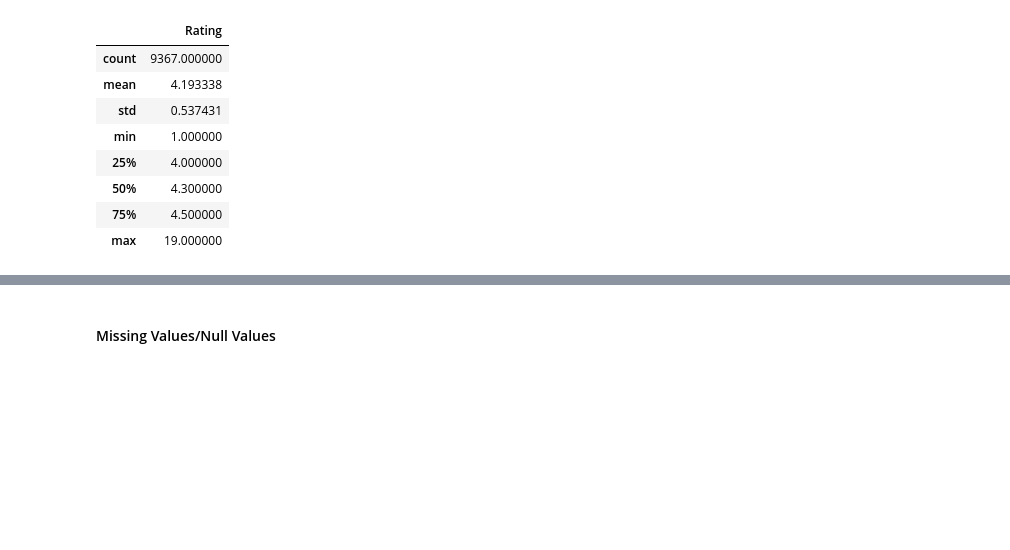
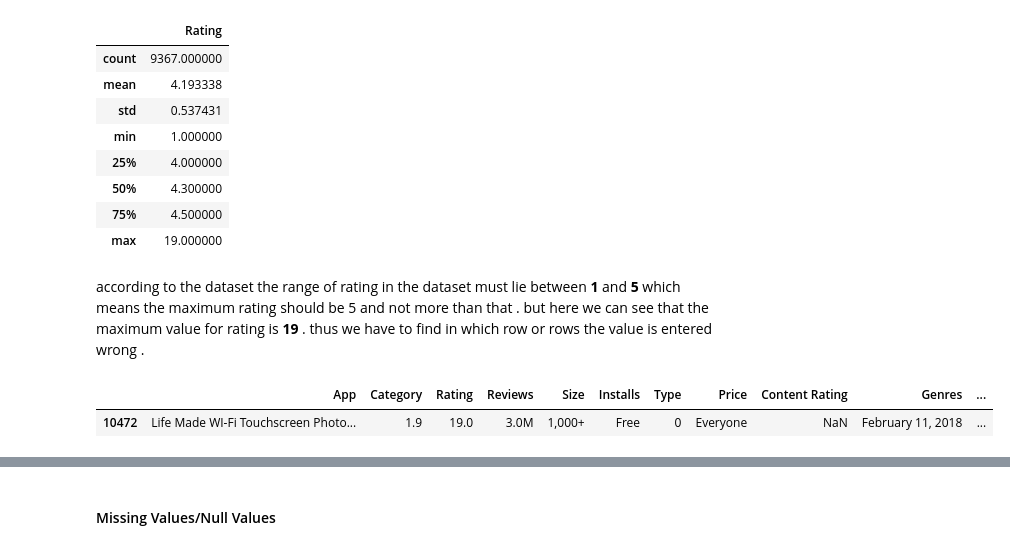
Before and after one commit to srikant-sah/EDA_PLAYSTORE_REVIEW, a Jupyter notebook: SRIKANT_PLAYSTORE_EDA_project.ipynb, the cells around one changed output, grey strips where cells are left out. Saved outputs shown, nothing was run; the diff lists cells and outputs as text; code cells hidden in the pictures; blank space fills up the shorter version.

```diff
--- a/SRIKANT_PLAYSTORE_EDA_project.ipynb
+++ b/SRIKANT_PLAYSTORE_EDA_project.ipynb
@@ -200,0 +203,3 @@ here we can see out of the 13 coloumns present in the dataset only the **rating*
+# %%
+play_df.drop_duplicates(inplace = True)
+play_df.shape
@@ -210,3 +219,10 @@ play_df.describe()
 | 50% | 4.300000 |
 | 75% | 4.500000 |
 | max | 19.000000 |
+# %% [markdown]
+according to the dataset the range of rating in the dataset must lie between **1** and   **5** which means the maximum rating should be 5 and not more than that . but here we can see that the maximum value for rating is **19** . thus we have to find in which row or rows the value is entered wrong .
+# %%
+play_df[play_df['Rating'] == 19]
+# %% [output]
+|  | App | Category | Rating | Reviews | Size | Installs | Type | Price | Content Rating | Genres | ... |
+| 10472 | Life Made WI-Fi Touchscreen Photo... | 1.9 | 19.0 | 3.0M | 1,000+ | Free | 0 | Everyone | NaN | February 11, 2018 | ... |
```
Also changed, not shown: parts of 9 cells of this notebook.
